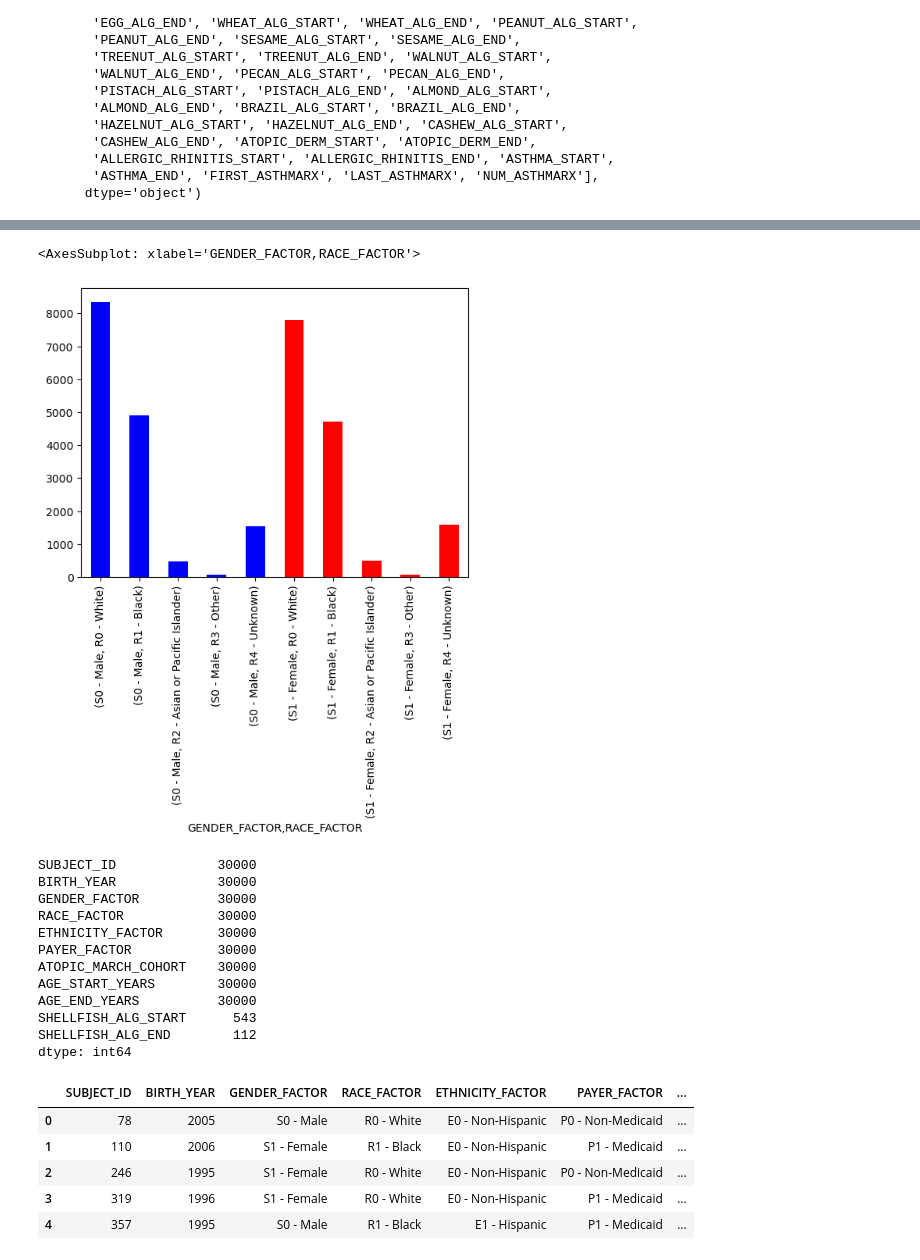
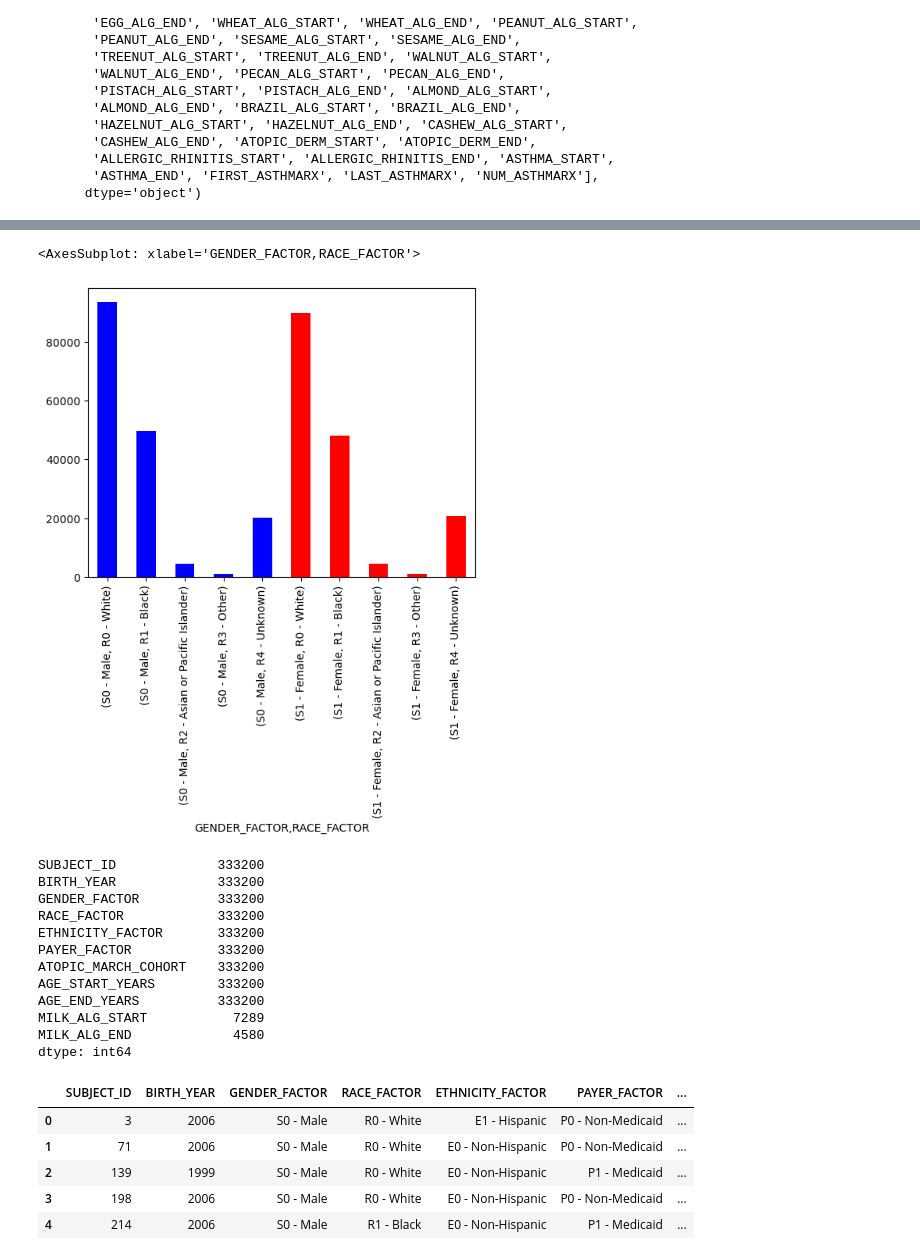
Before and after one commit to leahkrause/project_1, a Jupyter notebook: Allergy.ipynb, the cells around one changed output, grey strips where cells are left out. Drawn from its saved outputs; the diff is of its cells as text; code cells hidden in the pictures.

```diff
--- a/Allergy.ipynb
+++ b/Allergy.ipynb
@@ -5,2 +7,5 @@ import matplotlib.pyplot as plt
 # %%
-allergy_df=pd.read_csv('data300k.csv')
+file = "data/food-allergy-analysis-Zenodo.csv"
+
+allergy_df = pd.read_csv(file)
+allergy_df.head()
@@ -101,25 +114,25 @@ pd.concat([allergy_df.groupby('GENDER_FACTOR').count(),
                                                                                                          'red','red','red','red','red','red'])
 # %% [output]
 <AxesSubplot: xlabel='GENDER_FACTOR,RACE_FACTOR'>
-[figure, old version]
+[figure, new version]
 # %%
-shellfish_df=allergy_df[['SUBJECT_ID', 'BIRTH_YEAR', 'GENDER_FACTOR', 'RACE_FACTOR',
+milk_df = allergy_df[['SUBJECT_ID', 'BIRTH_YEAR', 'GENDER_FACTOR', 'RACE_FACTOR',
        'ETHNICITY_FACTOR', 'PAYER_FACTOR', 'ATOPIC_MARCH_COHORT',
-       'AGE_START_YEARS', 'AGE_END_YEARS', 'SHELLFISH_ALG_START',
-       'SHELLFISH_ALG_END']].copy()
-shellfish_df.count()
+       'AGE_START_YEARS', 'AGE_END_YEARS', 'MILK_ALG_START',
+       'MILK_ALG_END']].copy()
+milk_df.count()
 # %% [output]
-SUBJECT_ID             30000
-BIRTH_YEAR             30000
-GENDER_FACTOR          30000
-RACE_FACTOR            30000
-ETHNICITY_FACTOR       30000
-PAYER_FACTOR           30000
-ATOPIC_MARCH_COHORT    30000
-AGE_START_YEARS        30000
-AGE_END_YEARS          30000
-SHELLFISH_ALG_START      543
-SHELLFISH_ALG_END        112
+SUBJECT_ID             333200
+BIRTH_YEAR             333200
+GENDER_FACTOR          333200
+RACE_FACTOR            333200
+ETHNICITY_FACTOR       333200
+PAYER_FACTOR           333200
+ATOPIC_MARCH_COHORT    333200
+AGE_START_YEARS        333200
+AGE_END_YEARS          333200
+MILK_ALG_START           7289
+MILK_ALG_END             4580
 dtype: int64
 # %%
 def clean_DataFrame(allergen):
@@ -139,13 +152,13 @@ def clean_DataFrame(allergen):
         #allergen_df_clean.iloc[index,10]=value[index]
     return allergen_df_clean
 # %%
-shellfish_df_clean=clean_DataFrame('shellfish')
-shellfish_df_clean.head()
+milk_df_clean=clean_DataFrame('milk')
+milk_df_clean.head()
 # %% [output]
 |  | SUBJECT_ID | BIRTH_YEAR | GENDER_FACTOR | RACE_FACTOR | ETHNICITY_FACTOR | PAYER_FACTOR | ... |
-| 0 | 78 | 2005 | S0 - Male | R0 - White | E0 - Non-Hispanic | P0 - Non-Medicaid | ... |
-| 1 | 110 | 2006 | S1 - Female | R1 - Black | E0 - Non-Hispanic | P1 - Medicaid | ... |
-| 2 | 246 | 1995 | S1 - Female | R0 - White | E0 - Non-Hispanic | P0 - Non-Medicaid | ... |
-| 3 | 319 | 1996 | S1 - Female | R0 - White | E0 - Non-Hispanic | P1 - Medicaid | ... |
-| 4 | 357 | 1995 | S0 - Male | R1 - Black | E1 - Hispanic | P1 - Medicaid | ... |
+| 0 | 3 | 2006 | S0 - Male | R0 - White | E1 - Hispanic | P0 - Non-Medicaid | ... |
+| 1 | 71 | 2006 | S0 - Male | R0 - White | E0 - Non-Hispanic | P0 - Non-Medicaid | ... |
+| 2 | 139 | 1999 | S0 - Male | R0 - White | E0 - Non-Hispanic | P1 - Medicaid | ... |
+| 3 | 198 | 2006 | S0 - Male | R0 - White | E0 - Non-Hispanic | P0 - Non-Medicaid | ... |
+| 4 | 214 | 2006 | S0 - Male | R1 - Black | E0 - Non-Hispanic | P1 - Medicaid | ... |
 # %%
```
Also changed, not shown: parts of 18 cells of this notebook.
